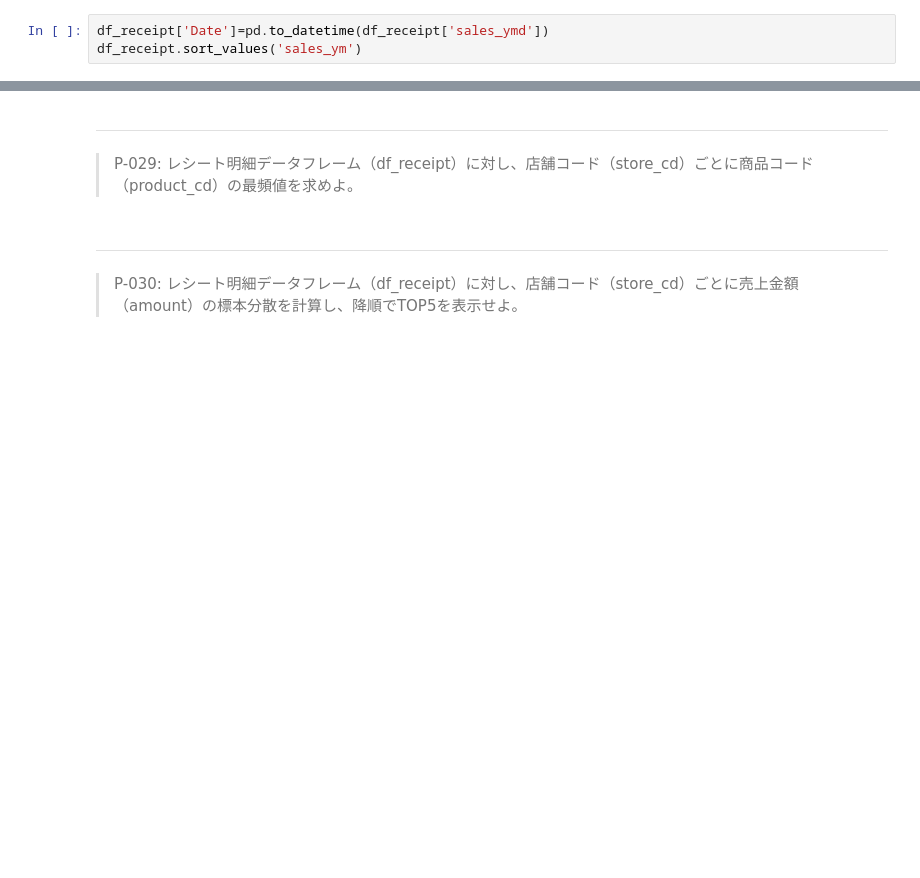
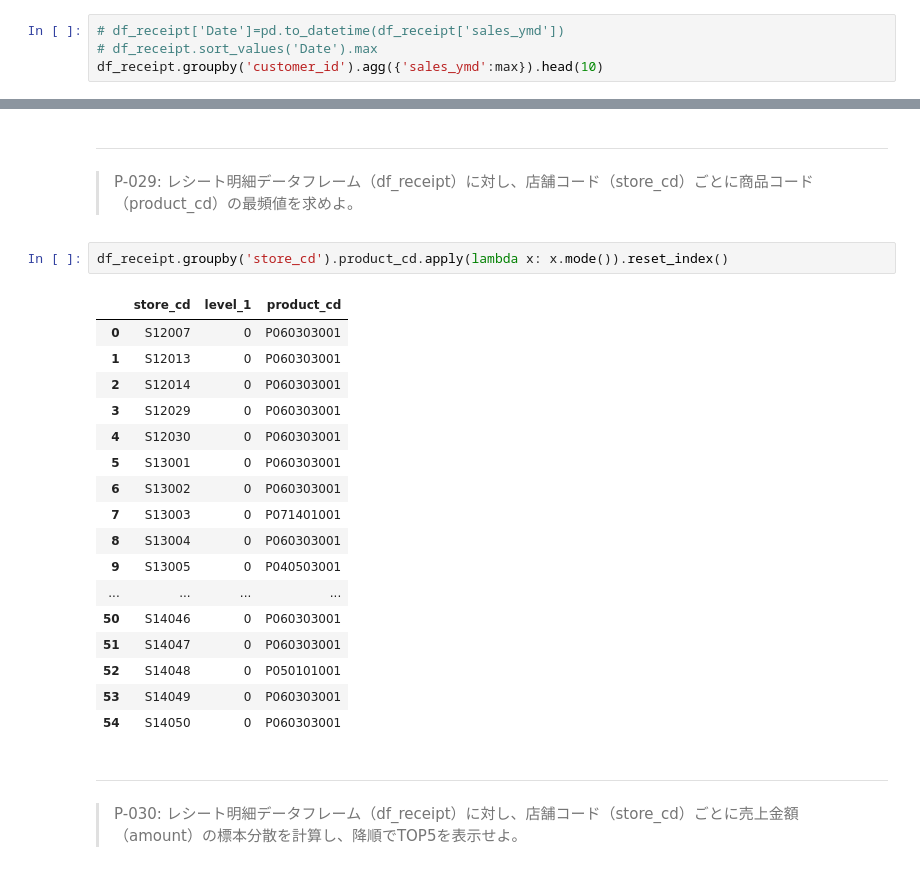
Before and after one commit to jackfrostwillbeking/100knocks-preprocess, a Jupyter notebook: docker/work/preprocess_knock_Python.ipynb, the cells around one changed output, grey strips where cells are left out. Saved outputs shown, nothing was run; the diff lists cells and outputs as text; blank space fills up the shorter version.

```diff
--- a/docker/work/preprocess_knock_Python.ipynb
+++ b/docker/work/preprocess_knock_Python.ipynb
@@ -428,6 +428,7 @@ df_receipt.groupby('store_cd').agg({'amount':'sum','quantity':'sum'})
 ---
 > P-024: レシート明細データフレーム（df_receipt）に対し、顧客ID（customer_id）ごとに最も新しい売上日（sales_ymd）を求め、10件表示せよ。
 # %%
-df_receipt['Date']=pd.to_datetime(df_receipt['sales_ymd'])
-df_receipt.sort_values('sales_ym')
+# df_receipt['Date']=pd.to_datetime(df_receipt['sales_ymd'])
+# df_receipt.sort_values('Date').max
+df_receipt.groupby('customer_id').agg({'sales_ymd':max}).head(10)
 # %% [output]
@@ -447,6 +511,26 @@ ValueError: No axis named sales_ymd for object type Series
 # %% [markdown]
 ---
 > P-029: レシート明細データフレーム（df_receipt）に対し、店舗コード（store_cd）ごとに商品コード（product_cd）の最頻値を求めよ。
+# %%
+df_receipt.groupby('store_cd').product_cd.apply(lambda x: x.mode()).reset_index()
+# %% [output]
+|  | store_cd | level_1 | product_cd |
+| 0 | S12007 | 0 | P060303001 |
+| 1 | S12013 | 0 | P060303001 |
+| 2 | S12014 | 0 | P060303001 |
+| 3 | S12029 | 0 | P060303001 |
+| 4 | S12030 | 0 | P060303001 |
+| 5 | S13001 | 0 | P060303001 |
+| 6 | S13002 | 0 | P060303001 |
+| 7 | S13003 | 0 | P071401001 |
+| 8 | S13004 | 0 | P060303001 |
+| 9 | S13005 | 0 | P040503001 |
+| ... | ... | ... | ... |
+| 50 | S14046 | 0 | P060303001 |
+| 51 | S14047 | 0 | P060303001 |
+| 52 | S14048 | 0 | P050101001 |
+| 53 | S14049 | 0 | P060303001 |
+| 54 | S14050 | 0 | P060303001 |
 # %% [markdown]
 ---
 > P-030: レシート明細データフレーム（df_receipt）に対し、店舗コード（store_cd）ごとに売上金額（amount）の標本分散を計算し、降順でTOP5を表示せよ。
```
Also changed, not shown: parts of 6 cells of this notebook.
